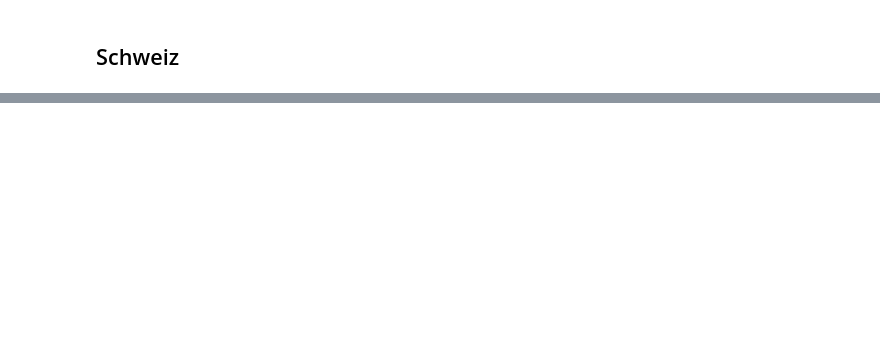
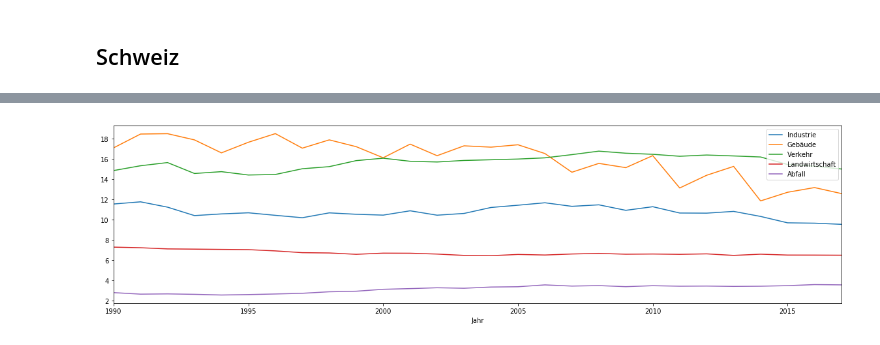
Before and after one commit to republik/dossier-klimawandel, a Jupyter notebook: data/Dossier Klimawandel.ipynb, the cells around one changed output, grey strips where cells are left out. Cells and saved outputs as stored; diff of their text form; code cells hidden in the pictures; blank space fills up the shorter version.

```diff
--- a/data/Dossier Klimawandel.ipynb
+++ b/data/Dossier Klimawandel.ipynb
@@ -95,0 +104,8 @@ tco2_per_capita_ch_display.to_csv('./emissions_ch.csv', float_format='%.4f', ind
+# %%
+ghg_ch = pd.read_excel(dataset('CO2-Statistik-2019-07_D.xlsx'), sheet_name='Alle THG nach Sektoren', skiprows=[0,1,3], index_col=0)
+ghg_ch.dropna(inplace=True)
+# %%
+ghg_ch_totals = ghg_ch.iloc[:,[0,3,6,7,8]].rename(columns={'Total': 'Industrie', 'Total.1': 'Gebäude', 'Total.2': 'Verkehr', 'Total.3': 'Landwirtschaft', 'Total.4': 'Abfall'})
+ghg_ch_totals.plot(kind='line');
+# %% [output]
+[figure, added]
```
Also changed, not shown: parts of 22 cells of this notebook, 9 other files.
